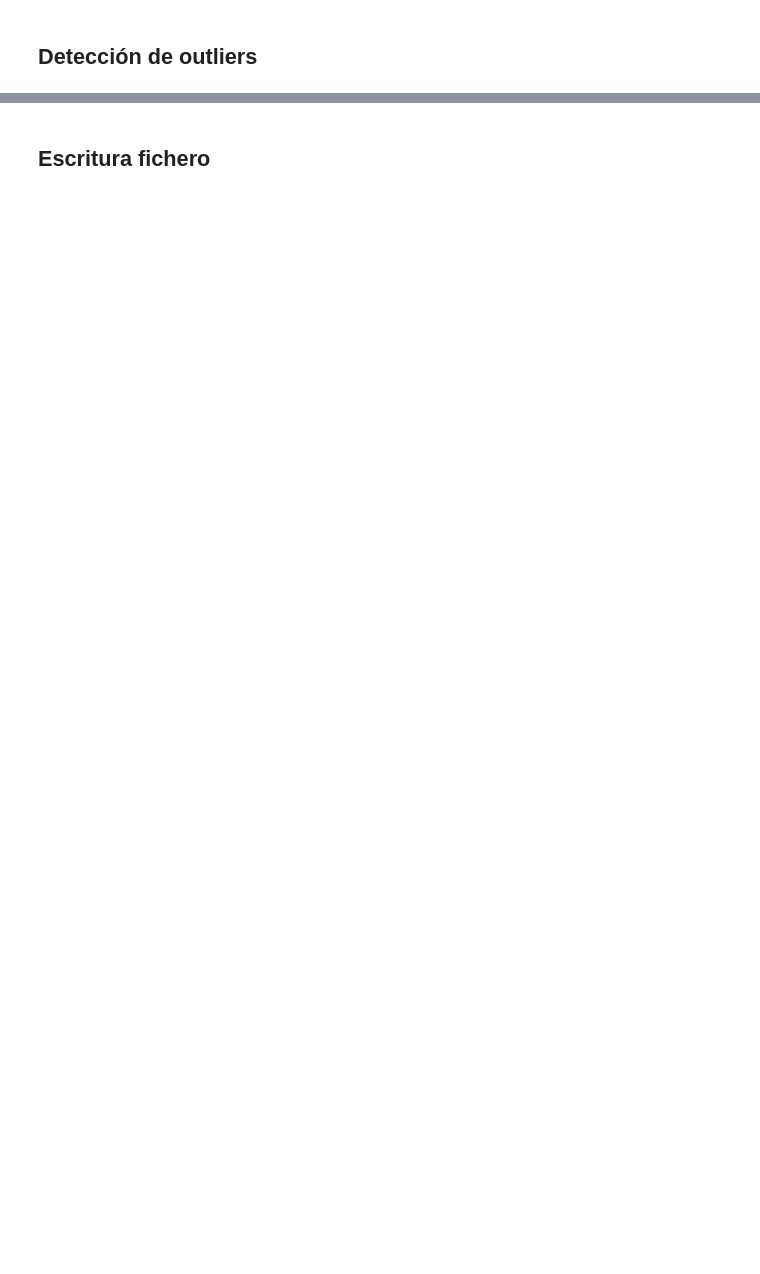
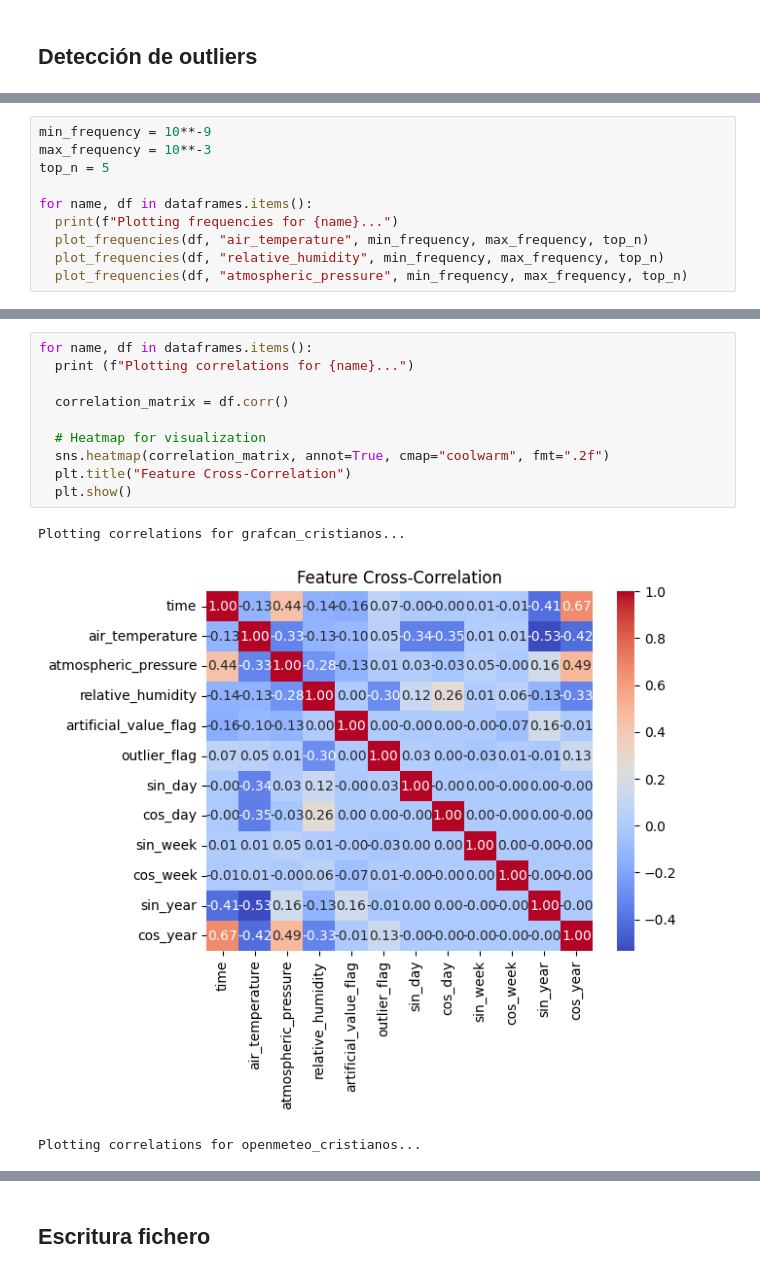
Before and after one commit to jose-r-morera/TFG_Time_Series_Forecast, a Jupyter notebook: 1_data_preprocessing/NO_analisis_cristianos.ipynb, the cells around one changed output, grey strips where cells are left out. Saved outputs shown, nothing was run; the diff lists cells and outputs as text; blank space fills up the shorter version.

```diff
--- a/1_data_preprocessing/NO_analisis_cristianos.ipynb
+++ b/1_data_preprocessing/NO_analisis_cristianos.ipynb
@@ -478,0 +619,10 @@ Processing grafcan_cristianos:
+# %%
+min_frequency = 10**-9
+max_frequency = 10**-3
+top_n = 5
+
+for name, df in dataframes.items():
+  print(f"Plotting frequencies for {name}...")
+  plot_frequencies(df, "air_temperature", min_frequency, max_frequency, top_n)
+  plot_frequencies(df, "relative_humidity", min_frequency, max_frequency, top_n)
+  plot_frequencies(df, "atmospheric_pressure", min_frequency, max_frequency, top_n)
@@ -478,0 +721,14 @@ Processing grafcan_cristianos:
+# %%
+for name, df in dataframes.items():
+  print (f"Plotting correlations for {name}...")
+
+  correlation_matrix = df.corr()
+
+  # Heatmap for visualization
+  sns.heatmap(correlation_matrix, annot=True, cmap="coolwarm", fmt=".2f")
+  plt.title("Feature Cross-Correlation")
+  plt.show()
+# %% [output]
+Plotting correlations for grafcan_cristianos...
+[figure, added]
+Plotting correlations for openmeteo_cristianos...
```
Also changed, not shown: parts of 37 cells of this notebook, 27 other files.
